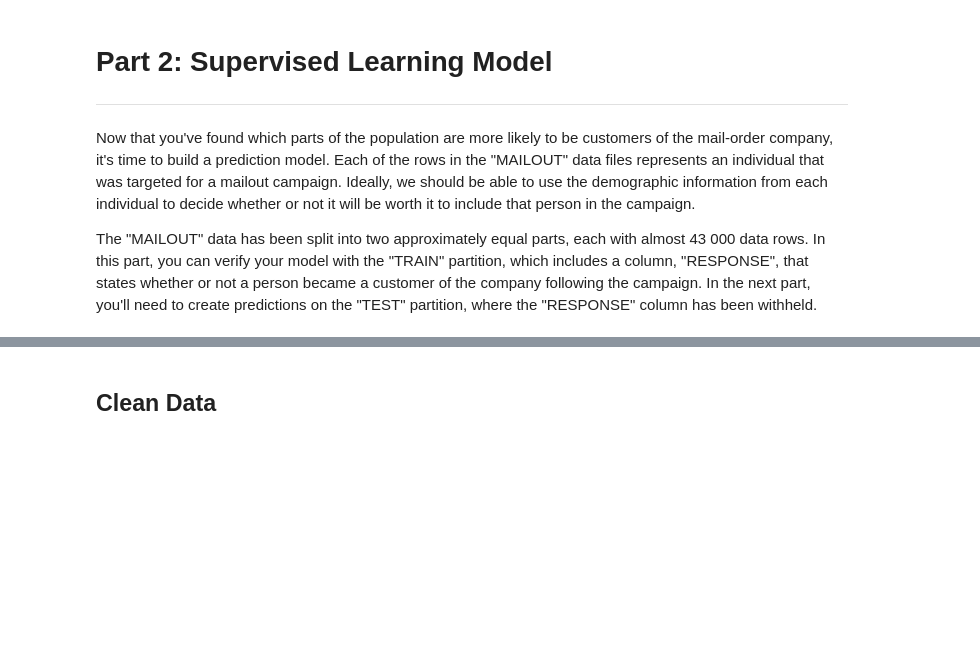
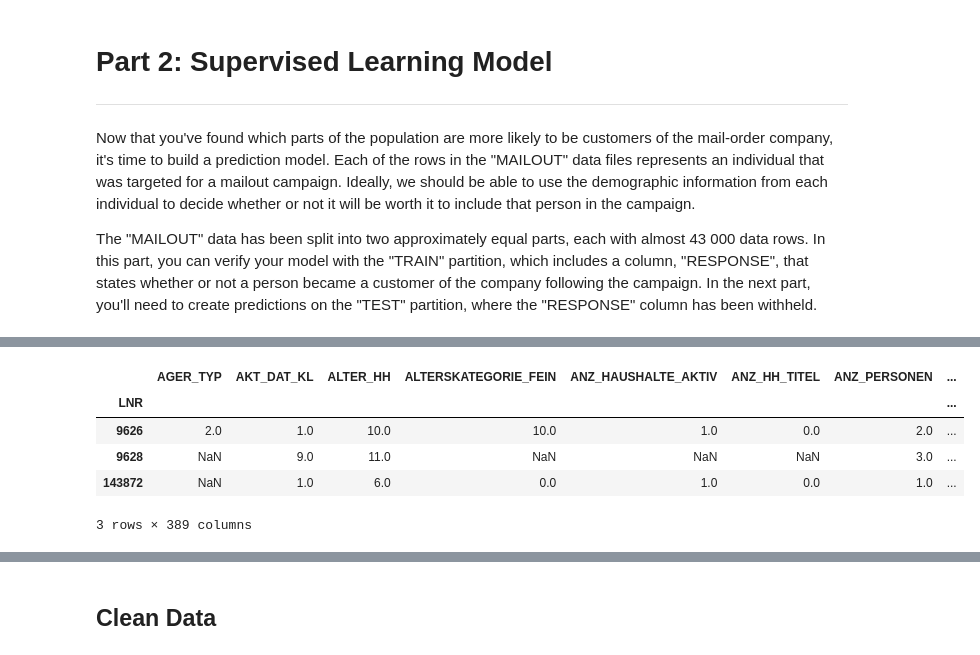
Before and after one commit to step-bauer/dsnd_capstone_arvato, a Jupyter notebook: Arvato Project Workbook.ipynb, the cells around one changed output, grey strips where cells are left out. Drawn from its saved outputs; the diff is of its cells as text; code cells hidden in the pictures; blank space fills up the shorter version.

```diff
--- a/Arvato Project Workbook.ipynb
+++ b/Arvato Project Workbook.ipynb
@@ -1677,3 +1745,12 @@ Executing transaction: done
+# %%
+df_customers_cleaned.head(3)
+# %% [output]
+|  | AGER_TYP | AKT_DAT_KL | ALTER_HH | ALTERSKATEGORIE_FEIN | ANZ_HAUSHALTE_AKTIV | ANZ_HH_TITEL | ANZ_PERSONEN | ... |
+| LNR |  |  |  |  |  |  |  | ... |
+| 9626 | 2.0 | 1.0 | 10.0 | 10.0 | 1.0 | 0.0 | 2.0 | ... |
+| 9628 | NaN | 9.0 | 11.0 | NaN | NaN | NaN | 3.0 | ... |
+| 143872 | NaN | 1.0 | 6.0 | 0.0 | 1.0 | 0.0 | 1.0 | ... |
+3 rows × 389 columns
 # %%
 df_mailout_train = pd.read_csv(f'{prefix}/Udacity_MAILOUT_052018_TRAIN.csv', sep=';')
 
```
Also changed, not shown: parts of 36 cells of this notebook.
